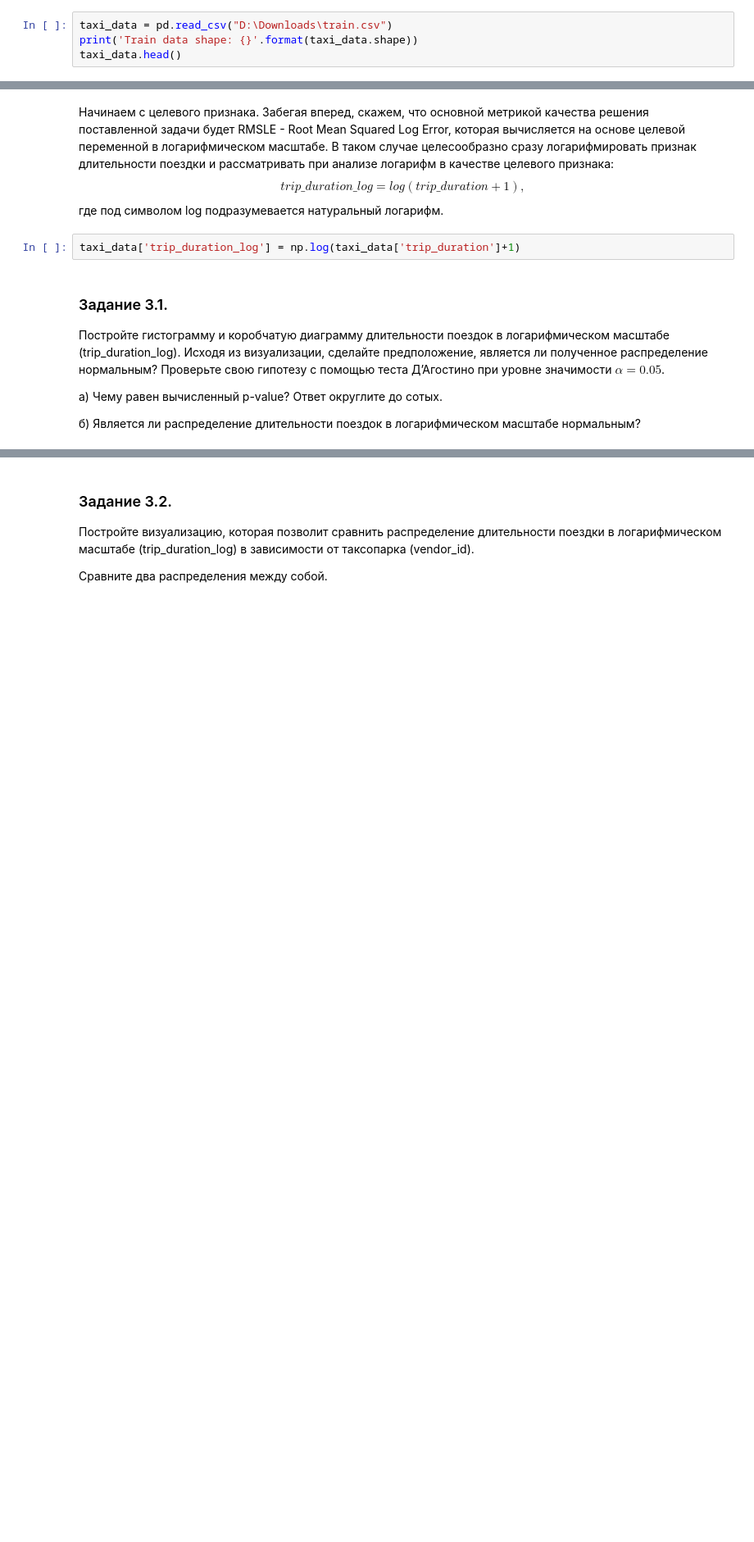
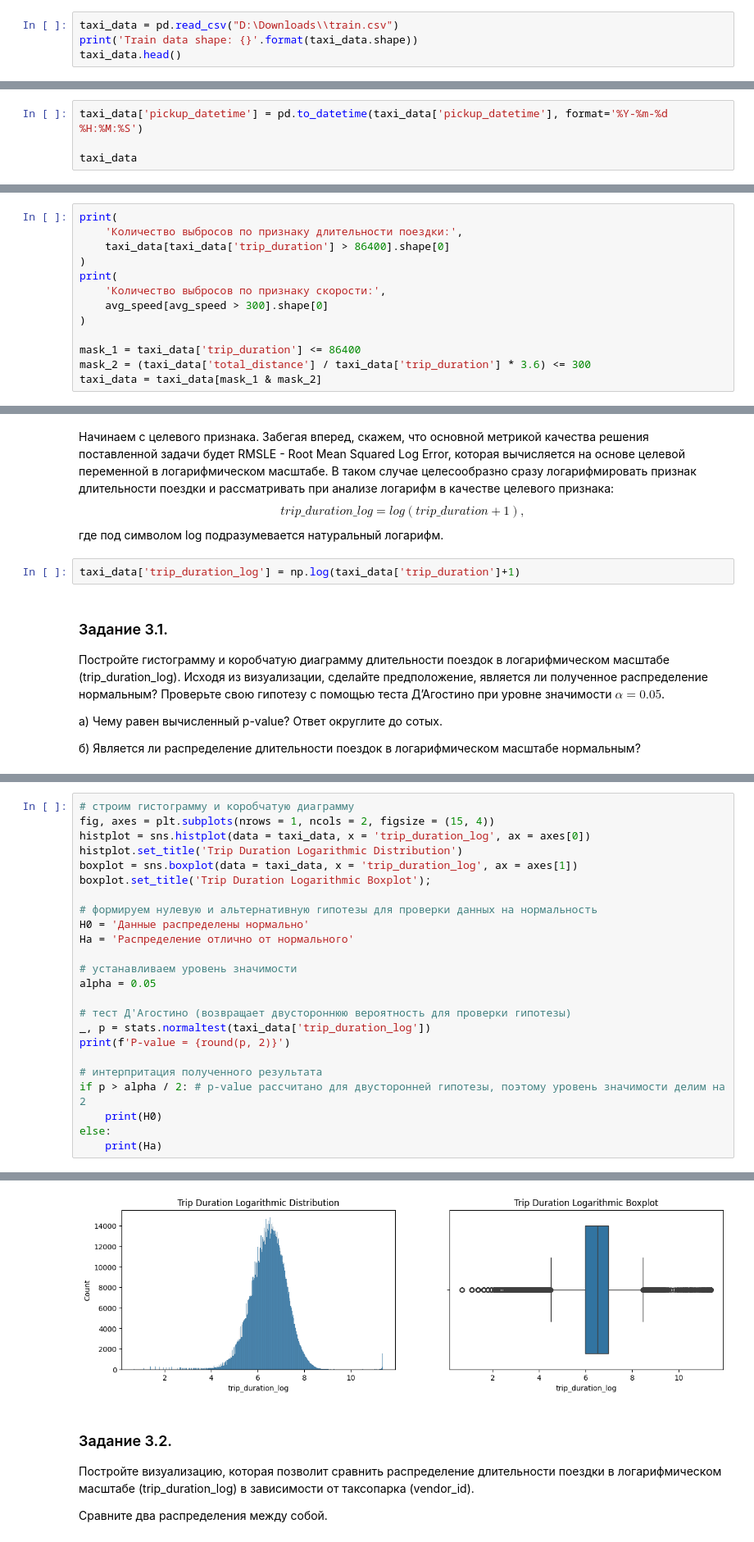
Before and after one commit to XDM94/Hackathon_SF_2024, a Jupyter notebook: Project.ipynb, the cells around one changed output, grey strips where cells are left out. Shown at 82% size. Saved outputs shown, nothing was run; the diff lists cells and outputs as text; blank space fills up the shorter version.

```diff
--- a/Project.ipynb
+++ b/Project.ipynb
@@ -52,6 +50,6 @@ ModuleNotFoundError: No module named 'numpy'
 # %% [markdown]
 Прочитаем наш файл с исходными данными:
 # %%
-taxi_data = pd.read_csv("D:\Downloads\train.csv")
+taxi_data = pd.read_csv("D:\Downloads\\train.csv")
 print('Train data shape: {}'.format(taxi_data.shape))
 taxi_data.head()
@@ -93,0 +98,4 @@ taxi_data.head()
+# %%
+taxi_data['pickup_datetime'] = pd.to_datetime(taxi_data['pickup_datetime'], format='%Y-%m-%d %H:%M:%S')
+
+taxi_data
@@ -271,0 +580,13 @@ ax.set_ylabel('Average speed');
+# %%
+print(
+    'Количество выбросов по признаку длительности поездки:',
+    taxi_data[taxi_data['trip_duration'] > 86400].shape[0]
+)
+print(
+    'Количество выбросов по признаку скорости:',
+    avg_speed[avg_speed > 300].shape[0]
+)
+
+mask_1 = taxi_data['trip_duration'] <= 86400
+mask_2 = (taxi_data['total_distance'] / taxi_data['trip_duration'] * 3.6) <= 300
+taxi_data = taxi_data[mask_1 & mask_2]
@@ -295,0 +618,25 @@ taxi_data['trip_duration_log'] = np.log(taxi_data['trip_duration']+1)
+# %%
+# строим гистограмму и коробчатую диаграмму
+fig, axes = plt.subplots(nrows = 1, ncols = 2, figsize = (15, 4))
+histplot = sns.histplot(data = taxi_data, x = 'trip_duration_log', ax = axes[0])
+histplot.set_title('Trip Duration Logarithmic Distribution')
+boxplot = sns.boxplot(data = taxi_data, x = 'trip_duration_log', ax = axes[1])
+boxplot.set_title('Trip Duration Logarithmic Boxplot');
+
+# формируем нулевую и альтернативную гипотезы для проверки данных на нормальность
+H0 = 'Данные распределены нормально'
+Ha = 'Распределение отлично от нормального'
+
+# устанавливаем уровень значимости
+alpha = 0.05
+
+# тест Д'Агостино (возвращает двустороннюю вероятность для проверки гипотезы)
+_, p = stats.normaltest(taxi_data['trip_duration_log'])
+print(f'P-value = {round(p, 2)}')
+
+# интерпритация полученного результата
+if p > alpha / 2: # p-value рассчитано для двусторонней гипотезы, поэтому уровень значимости делим на 2
+    print(H0)
+else:
+    print(Ha)
+# %% [output]
@@ -296,3 +645,4 @@ taxi_data['trip_duration_log'] = np.log(taxi_data['trip_duration']+1)
+[figure, added]
 # %% [markdown]
 ### Задание 3.2.
 Постройте визуализацию, которая позволит сравнить распределение длительности поездки в логарифмическом масштабе (trip_duration_log) в зависимости от таксопарка (vendor_id).
```
Also changed, not shown: parts of 29 cells of this notebook.
